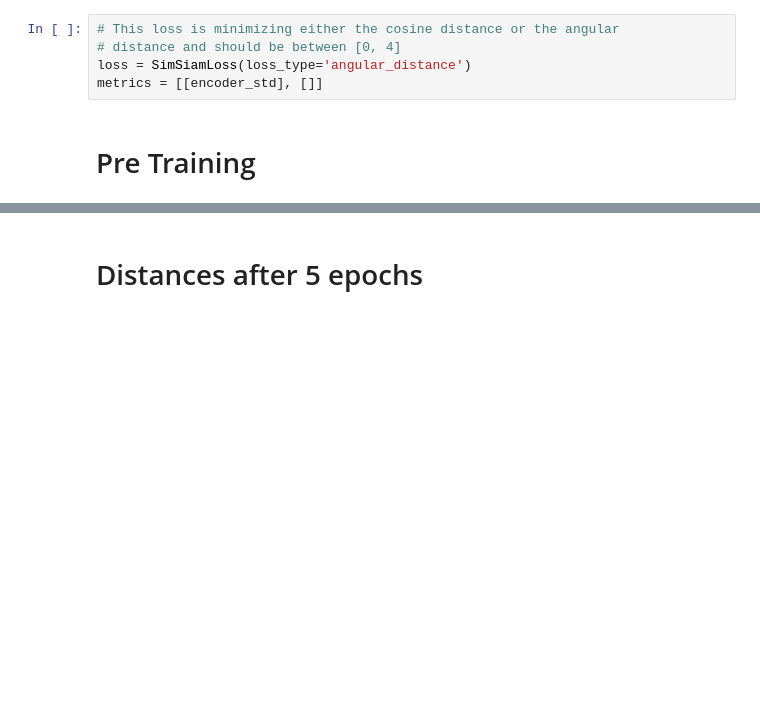
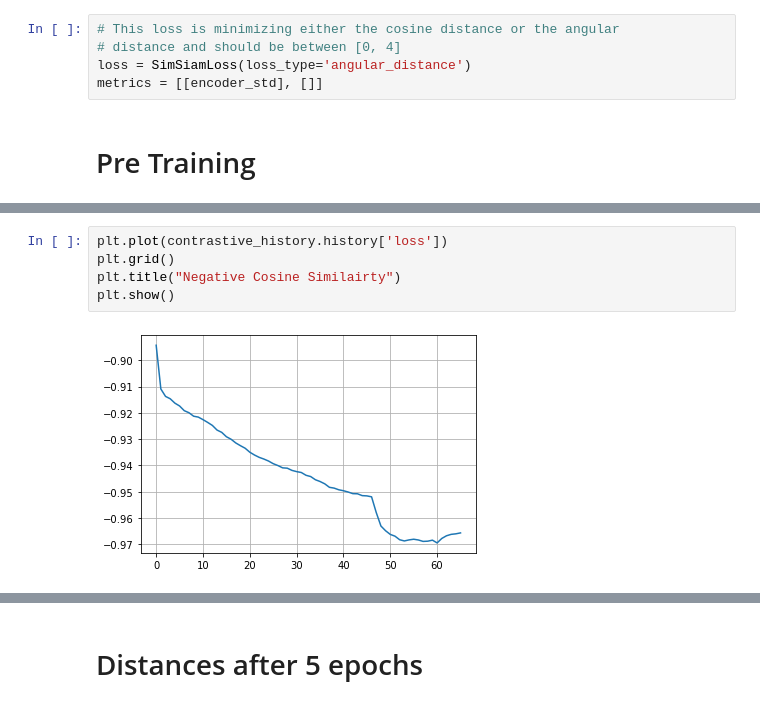
Before and after one commit to tensorflow/similarity, a Jupyter notebook: examples/unsupervised_hello_world.ipynb, the cells around one changed output, grey strips where cells are left out. Saved outputs shown, nothing was run; the diff lists cells and outputs as text; blank space fills up the shorter version.

```diff
--- a/examples/unsupervised_hello_world.ipynb
+++ b/examples/unsupervised_hello_world.ipynb
@@ -240,0 +257,7 @@ Epoch 19/200
+# %%
+plt.plot(contrastive_history.history['loss'])
+plt.grid()
+plt.title("Negative Cosine Similairty")
+plt.show()
+# %% [output]
+[figure, added]
```
Also changed, not shown: parts of 26 cells of this notebook.
